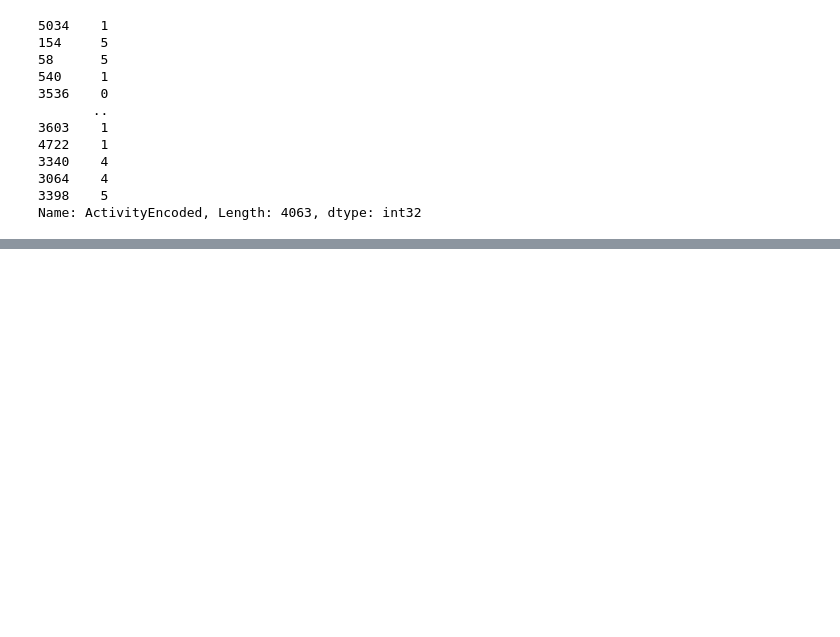
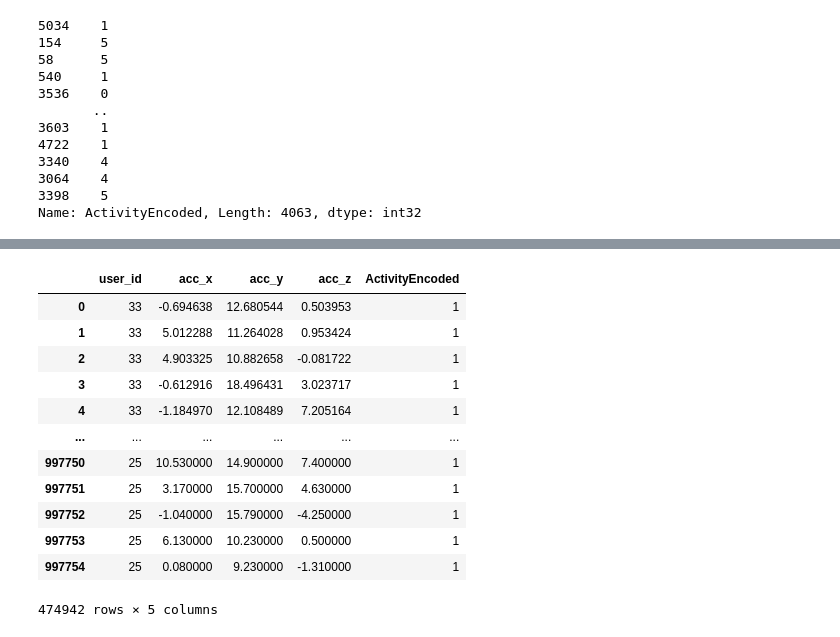
Before and after one commit to Khushbooagarwalhub/Machine-learning_project3, a Jupyter notebook: tensorflow.ipynb, the cells around one changed output, grey strips where cells are left out. Saved outputs shown, nothing was run; the diff lists cells and outputs as text; code cells hidden in the pictures; blank space fills up the shorter version.

```diff
--- a/tensorflow.ipynb
+++ b/tensorflow.ipynb
@@ -222,0 +524,21 @@ Normal Neural Network - Loss: 1.1042499398833272, Accuracy: 0.5808117985725403
+# %%
+data_train = data[data['user_id'] >20]
+data_test =  data[data['user_id'] <=20]
+# %%
+data_train
+data_train_filter = data_train[['user_id','acc_x','acc_y','acc_z','ActivityEncoded']]
+data_train_filter
+# %% [output]
+|  | user_id | acc_x | acc_y | acc_z | ActivityEncoded |
+| 0 | 33 | -0.694638 | 12.680544 | 0.503953 | 1 |
+| 1 | 33 | 5.012288 | 11.264028 | 0.953424 | 1 |
+| 2 | 33 | 4.903325 | 10.882658 | -0.081722 | 1 |
+| 3 | 33 | -0.612916 | 18.496431 | 3.023717 | 1 |
+| 4 | 33 | -1.184970 | 12.108489 | 7.205164 | 1 |
+| ... | ... | ... | ... | ... | ... |
+| 997750 | 25 | 10.530000 | 14.900000 | 7.400000 | 1 |
+| 997751 | 25 | 3.170000 | 15.700000 | 4.630000 | 1 |
+| 997752 | 25 | -1.040000 | 15.790000 | -4.250000 | 1 |
+| 997753 | 25 | 6.130000 | 10.230000 | 0.500000 | 1 |
+| 997754 | 25 | 0.080000 | 9.230000 | -1.310000 | 1 |
+474942 rows × 5 columns
```
Also changed, not shown: parts of 42 cells of this notebook.
